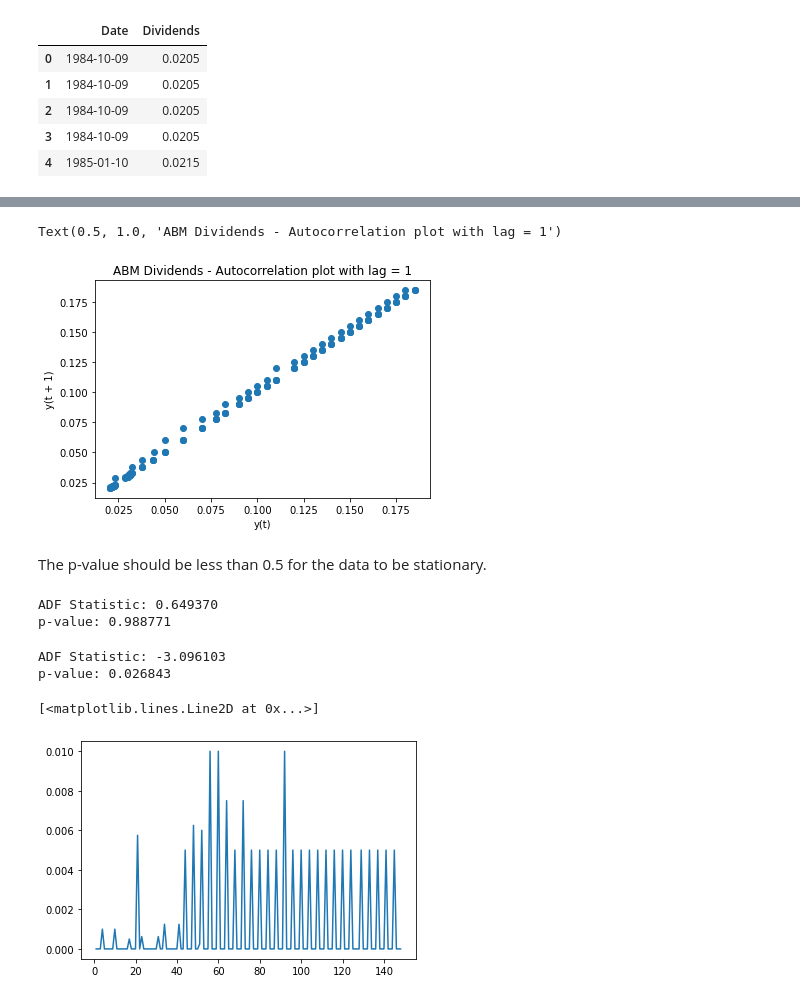
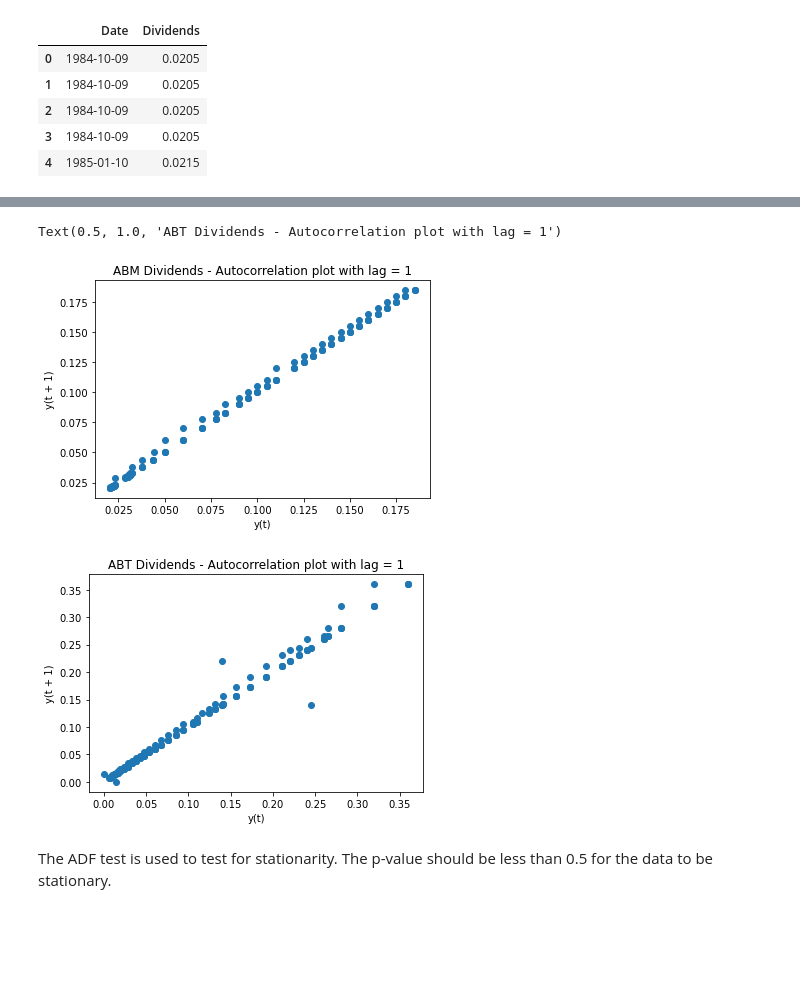
Before and after one commit to danpelis/DividendChampionPredictor, a Jupyter notebook: ARIMA_Forecasting.ipynb, the cells around one changed output, grey strips where cells are left out. Saved outputs shown, nothing was run; the diff lists cells and outputs as text; code cells hidden in the pictures; blank space fills up the shorter version.

```diff
--- a/ARIMA_Forecasting.ipynb
+++ b/ARIMA_Forecasting.ipynb
@@ -38,19 +62,18 @@ Text(0.5, 1.0, 'ABM - Dividends')
 # %%
 plt.figure()
-lag_plot(dividends, lag=1)
-plt.title(f'{company} Dividends - Autocorrelation plot with lag = 1')
+lag_plot(good_company_dividends, lag=1)
+plt.title(f'{good_company_name} Dividends - Autocorrelation plot with lag = 1')
+plt.figure()
+lag_plot(bad_company_dividends, lag=1)
+plt.title(f'{bad_company_name} Dividends - Autocorrelation plot with lag = 1')
 # %% [output]
-Text(0.5, 1.0, 'ABM Dividends - Autocorrelation plot with lag = 1')
+Text(0.5, 1.0, 'ABT Dividends - Autocorrelation plot with lag = 1')
 [figure]
+[figure, added]
 # %% [markdown]
-The p-value should be less than 0.5 for the data to be stationary.
+The ADF test is used to test for stationarity. The p-value should be less than 0.5 for the data to be stationary.
 # %%
 def perform_adf_test(series):
     result = adfuller(series)
     print('ADF Statistic: %f' % result[0])
     print('p-value: %f' % result[1])
-# %%
-perform_adf_test(dividends)
-# %% [output]
-ADF Statistic: 0.649370
-p-value: 0.988771
@@ -59,10 +79,0 @@ diff_dividends = dividends.diff(1).dropna()
-# %%
-perform_adf_test(diff_dividends)
-# %% [output]
-ADF Statistic: -3.096103
-p-value: 0.026843
-# %%
-plt.plot(diff_dividends)
-# %% [output]
-[<matplotlib.lines.Line2D at 0x...>]
-[figure, removed]
```
Also changed, not shown: parts of 22 cells of this notebook, 1 other file.
